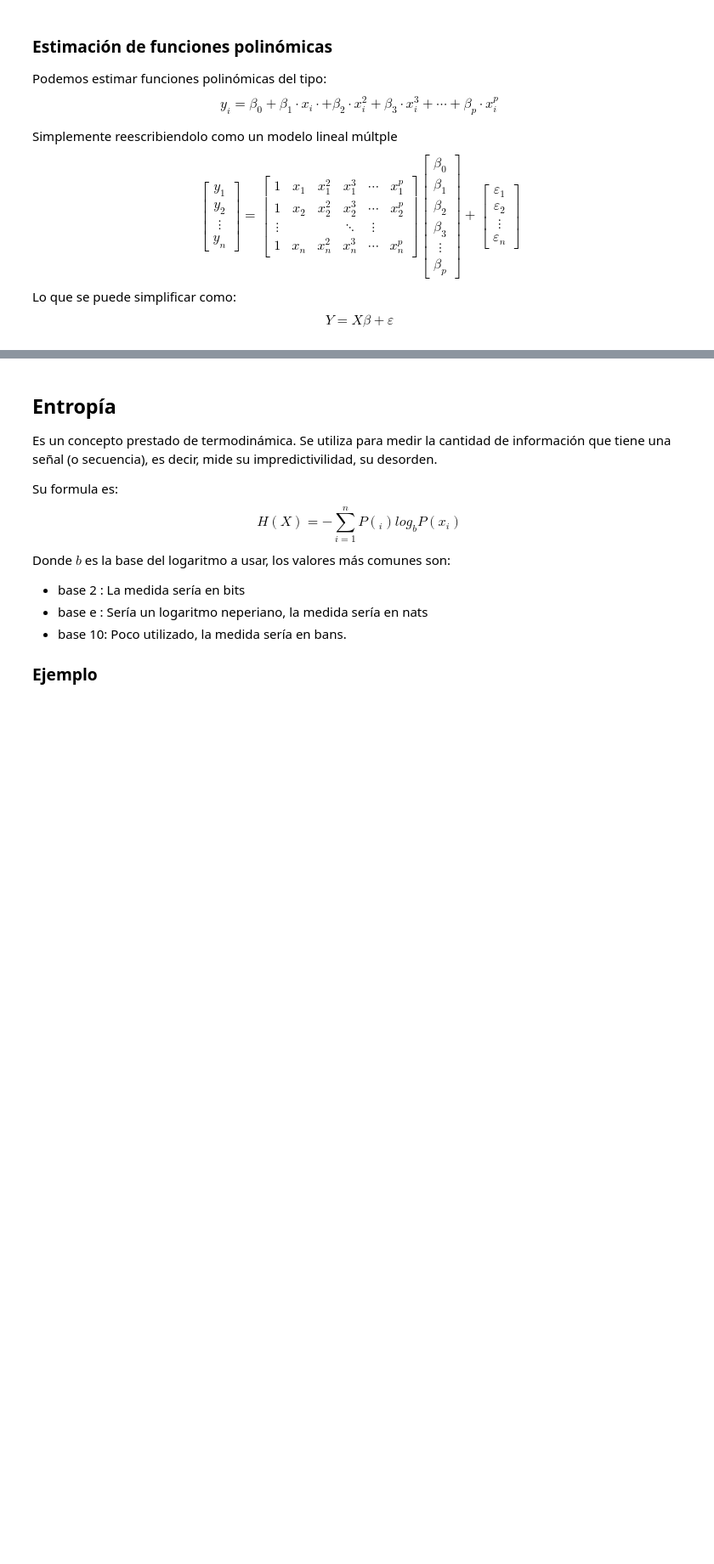
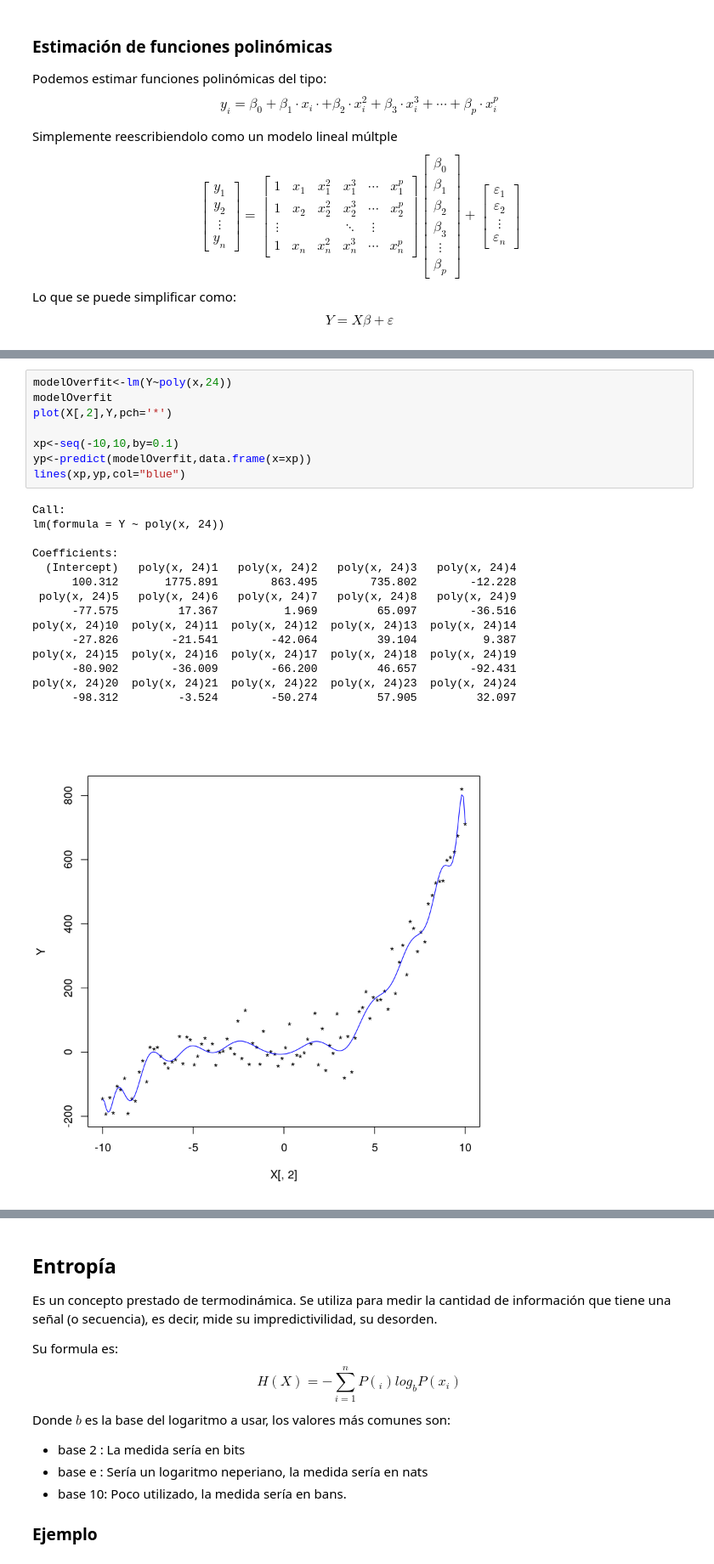
Before and after one commit to planga82/KeepCodingEstadisticaR, a Jupyter notebook: 5 - Relaciones entre variables.ipynb, the cells around one changed output, grey strips where cells are left out. Shown: that part at 85% size. Cells and saved outputs as stored; diff of their text form; blank space fills up the shorter version.

```diff
--- a/5 - Relaciones entre variables.ipynb
+++ b/5 - Relaciones entre variables.ipynb
@@ -723,3 +727,27 @@ Coefficients:
+# %%
+modelOverfit<-lm(Y~poly(x,24))
+modelOverfit
+plot(X[,2],Y,pch='*')
+
+xp<-seq(-10,10,by=0.1)
+yp<-predict(modelOverfit,data.frame(x=xp))
+lines(xp,yp,col="blue")
+# %% [output]
+Call:
+lm(formula = Y ~ poly(x, 24))
+
+Coefficients:
+  (Intercept)   poly(x, 24)1   poly(x, 24)2   poly(x, 24)3   poly(x, 24)4
+      100.312       1775.891        863.495        735.802        -12.228
+ poly(x, 24)5   poly(x, 24)6   poly(x, 24)7   poly(x, 24)8   poly(x, 24)9
+      -77.575         17.367          1.969         65.097        -36.516
+poly(x, 24)10  poly(x, 24)11  poly(x, 24)12  poly(x, 24)13  poly(x, 24)14
+      -27.826        -21.541        -42.064         39.104          9.387
+poly(x, 24)15  poly(x, 24)16  poly(x, 24)17  poly(x, 24)18  poly(x, 24)19
+      -80.902        -36.009        -66.200         46.657        -92.431
+poly(x, 24)20  poly(x, 24)21  poly(x, 24)22  poly(x, 24)23  poly(x, 24)24
+      -98.312         -3.524        -50.274         57.905         32.097
+[figure, added]
 # %% [markdown]
 # Teoría de la información
 
```
Also changed, not shown: parts of 3 cells of this notebook.
